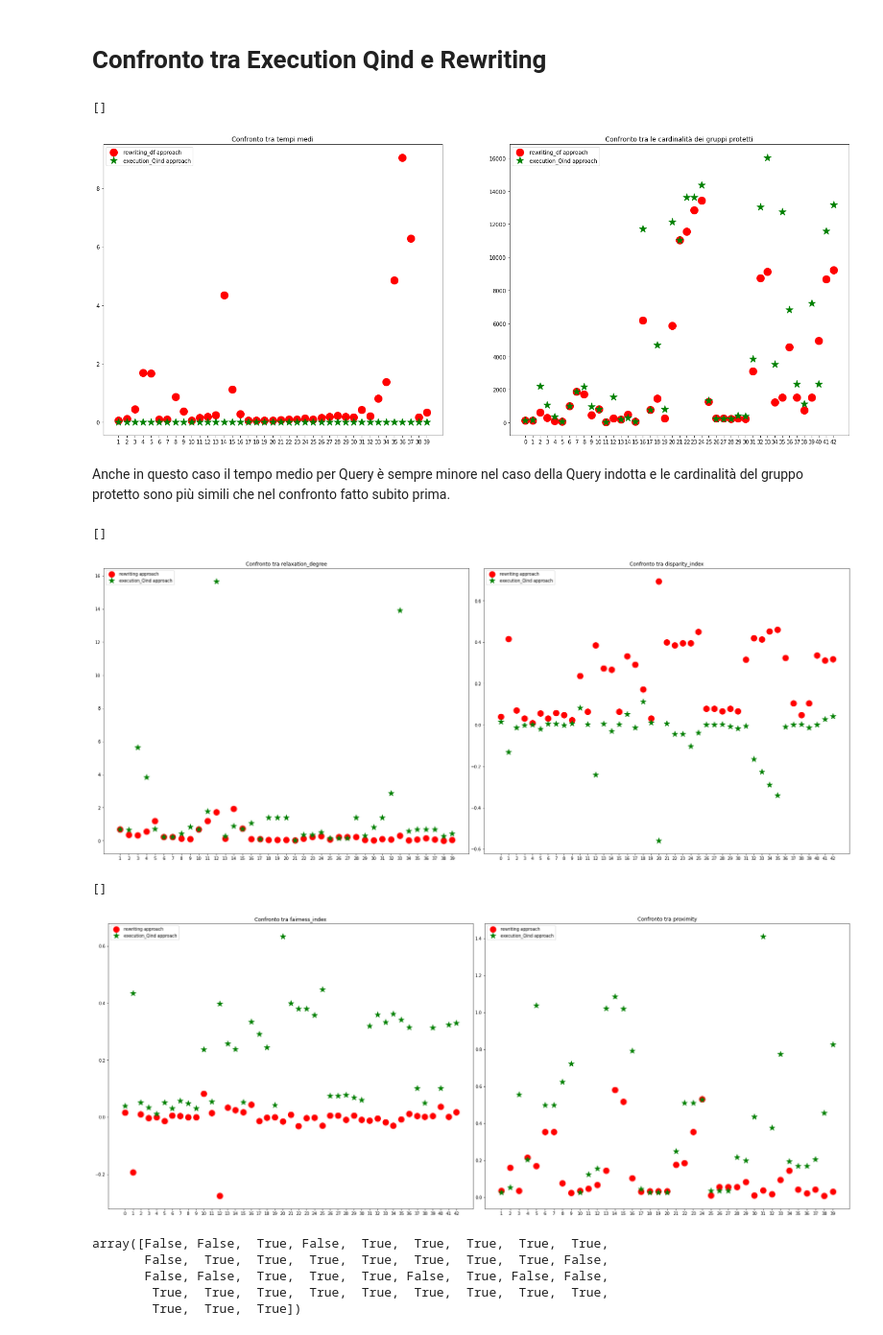
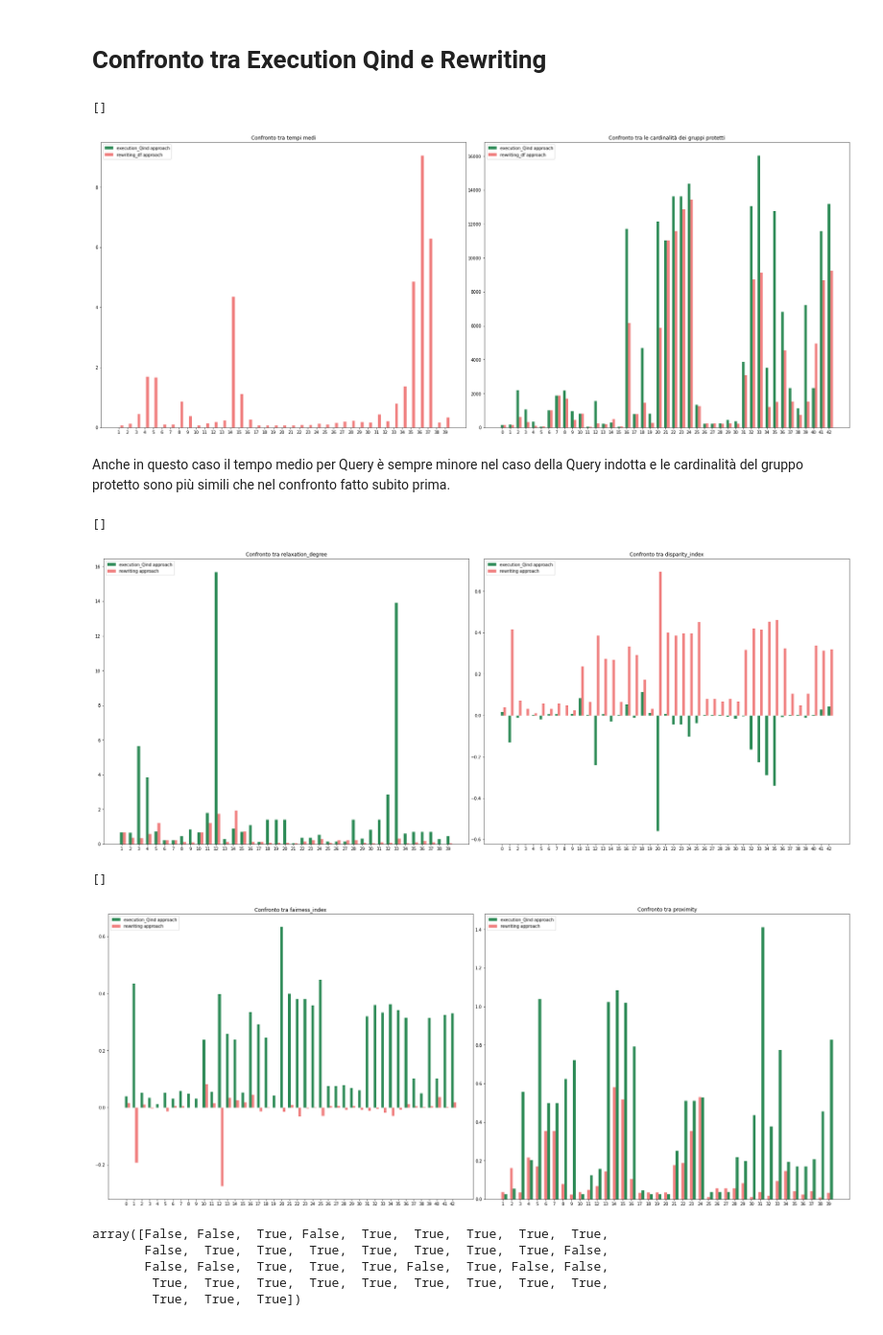
Before and after one commit to Nicogs43/KNN_coverage_constraint_query, a Jupyter notebook: Analysis_df_.ipynb, the cells around one changed output. Shown at 96% size. Saved outputs shown, nothing was run; the diff lists cells and outputs as text; code cells hidden in the pictures.

```diff
--- a/Analysis_df_.ipynb
+++ b/Analysis_df_.ipynb
@@ -149,11 +185,13 @@ execution_res_df.agg({
 # %% [markdown]
 # Confronto fra gli approcci Rewriting ed Execution
 # %%
-plt.scatter(rewriting_df['id'],rewriting_df['qcut_mean_summed_time'],color='red',label ='rewriting approach',s=200)
-plt.scatter(execution_res_df['id'],execution_res_df['average_time_execution'],color='blue',label='execution_res approach',s=200,marker='*')
+width = np.min(np.diff(range(len(execution_res_df["id"]))))/3
+plt.bar(execution_res_df['id'], execution_res_df['average_time_execution'], width, color='royalblue', label='execution_res approach')
+plt.bar(rewriting_df['id']+width, rewriting_df['qcut_mean_summed_time'], width, color='lightcoral', label ='rewriting approach')
 plt.xticks(rewriting_df['id'])
 plt.title("Comparison of mean time")
 plt.legend(loc = 'upper left')
+plt.tight_layout(pad=0.4, w_pad=0.5, h_pad=1.0)
 plt.plot()
 # %% [output]
 []
@@ -371,37 +359,39 @@ plt.plot()
 # Confronto tra Execution Qind e Rewriting
 # %%
 plt.subplot(1,2,1)
-plt.scatter(rewriting_df['id'],rewriting_df['qcut_mean_summed_time'],color='red',label ='rewriting_df approach',s=200)
-plt.scatter(execution_Qind_df['id'],execution_Qind_df['average_time_exec_Qind'],color='green',label='execution_Qind approach',s=200,marker='*')
+plt.bar(execution_Qind_df['id'],execution_Qind_df['average_time_exec_Qind'],width,color='seagreen',label='execution_Qind approach')
+plt.bar(rewriting_df['id']+width,rewriting_df['qcut_mean_summed_time'],width,color='lightcoral',label ='rewriting_df approach')
 plt.xticks(execution_Qind_df['id'])
 plt.title("Confronto tra tempi medi")
 plt.legend(loc = 'upper left')
+plt.tight_layout(pad=0.4, w_pad=0.5, h_pad=1.0)
 plt.plot()
 plt.subplot(1,2,2)
 test2_exec_qind = manage_column_with_long_value_two(execution_Qind_df['card_true_sa_Qind'])
-plt.scatter(range(len(test2_exec_qind)),manage_column_with_long_value_two(rewriting_df['card_true_sa_newQ']),color='red',label ='rewriting_df approach',s=200)
-plt.scatter(range(len(test2_exec_qind)),manage_column_with_long_value_two(execution_Qind_df['card_true_sa_Qind']),color='green',label='execution_Qind approach',s=200,marker='*')
+plt.bar(range(len(test2_exec_qind)),manage_column_with_long_value_two(execution_Qind_df['card_true_sa_Qind']),width,color='seagreen',label='execution_Qind approach')
+plt.bar(range(len(test2_exec_qind))+width,manage_column_with_long_value_two(rewriting_df['card_true_sa_newQ']),width,color='lightcoral',label ='rewriting_df approach')
 plt.title("Confronto tra le cardinalità dei gruppi protetti")
 plt.xticks(range(len(test2_exec_qind)))
 plt.legend(loc = 'upper left')
+plt.tight_layout(pad=0.4, w_pad=0.5, h_pad=1.0)
 plt.plot()
 # %% [output]
 []
-[figure, old version]
+[figure, new version]
 # %% [markdown]
 Anche in questo caso il tempo medio per Query è sempre minore nel caso della Query indotta e le cardinalità del gruppo protetto sono più simili che nel confronto fatto subito prima.
 # %%
 plt.subplot(1,2,1)
-plt.scatter(rewriting_df['id'],rewriting_df['relaxation_degree'],color='red',label ='rewriting approach',s=200)
-plt.scatter(execution_Qind_df['id'],execution_Qind_df['relaxation_degree_Qind'],color='green',label='execution_Qind approach',s=200,marker='*')
+plt.bar(execution_Qind_df['id'],execution_Qind_df['relaxation_degree_Qind'],width,color='seagreen',label='execution_Qind approach')
+plt.bar(rewriting_df['id']+width,rewriting_df['relaxation_degree'],width,color='lightcoral',label ='rewriting approach')
 plt.xticks(execution_res_df['id'])
 plt.title("Confronto tra relaxation_degree")
 plt.legend(loc = 'upper left')
 plt.tight_layout(pad=0.4, w_pad=0.5, h_pad=1.0)
 plt.plot()
 plt.subplot(1,2,2)
-plt.scatter(range(len(test2_exec_qind)),manage_column_with_long_value_two(rewriting_df['disparity_index']),color='red',label ='rewriting approach',s=200)
-plt.scatter(range(len(test2_exec_qind)),manage_column_with_long_value_two(execution_Qind_df['disparity_index_Qind']),color='green',label='execution_Qind approach',s=200,marker='*')
+plt.bar(range(len(test2_exec_qind)),manage_column_with_long_value_two(execution_Qind_df['disparity_index_Qind']),width,color='seagreen',label='execution_Qind approach')
+plt.bar(range(len(test2_exec_qind))+width,manage_column_with_long_value_two(rewriting_df['disparity_index']),width,color='lightcoral',label ='rewriting approach')
 plt.title("Confronto tra disparity_index")
 plt.xticks(range(len(test2_exec_qind)))
 plt.legend(loc = 'upper left')
@@ -409,27 +399,27 @@ plt.tight_layout(pad=0.4, w_pad=0.5, h_pad=1.0)
 plt.plot()
 # %% [output]
 []
-[figure, old version]
+[figure, new version]
 # %%
 plt.subplot(1,2,1)
-plt.scatter(range(len(test2_exec_qind)),manage_column_with_long_value_two(rewriting_df['fairness_index']),color='red',label ='rewriting approach',s=200)
-plt.scatter(range(len(test2_exec_qind)),manage_column_with_long_value_two(execution_Qind_df['fairness_index_Qind']),color='green',label='execution_Qind approach',s=200,marker='*')
+plt.bar(range(len(test2_exec_qind)),manage_column_with_long_value_two(execution_Qind_df['fairness_index_Qind']),width,color='seagreen',label='execution_Qind approach')
+plt.bar(range(len(test2_exec_qind))+width,manage_column_with_long_value_two(rewriting_df['fairness_index']),width,color='lightcoral',label ='rewriting approach')
 plt.title("Confronto tra fairness_index")
 plt.xticks(range(len(test2_exec_qind)))
 plt.legend(loc = 'upper left')
 plt.tight_layout(pad=0.4, w_pad=0.5, h_pad=1.0)
 plt.plot()
 plt.subplot(1,2,2)
-plt.scatter(rewriting_df['id'],rewriting_df['proximity_qcut'],color='red',label ='rewriting approach',s=200)
-plt.scatter(execution_Qind_df['id'],execution_Qind_df['proximity_Qind'],color='green',label='execution_Qind approach',s=200,marker='*')
+plt.bar(execution_Qind_df['id']+width,execution_Qind_df['proximity_Qind'],width,color='seagreen',label='execution_Qind approach')
+plt.bar(rewriting_df['id'],rewriting_df['proximity_qcut'],width,color='lightcoral',label ='rewriting approach')
 plt.xticks(execution_res_df['id'])
 plt.title("Confronto tra proximity")
 plt.legend(loc = 'upper left')
 plt.tight_layout(pad=0.4, w_pad=0.5, h_pad=1.0)
 plt.plot()
 # %% [output]
 []
-[figure, old version]
+[figure, new version]
 # %%
 proximity_comp = np.where(rewriting_df['proximity_qcut']<execution_Qind_df['proximity_Qind'],True,False)
 proximity_comp
```
Also changed, not shown: parts of 20 cells of this notebook.
